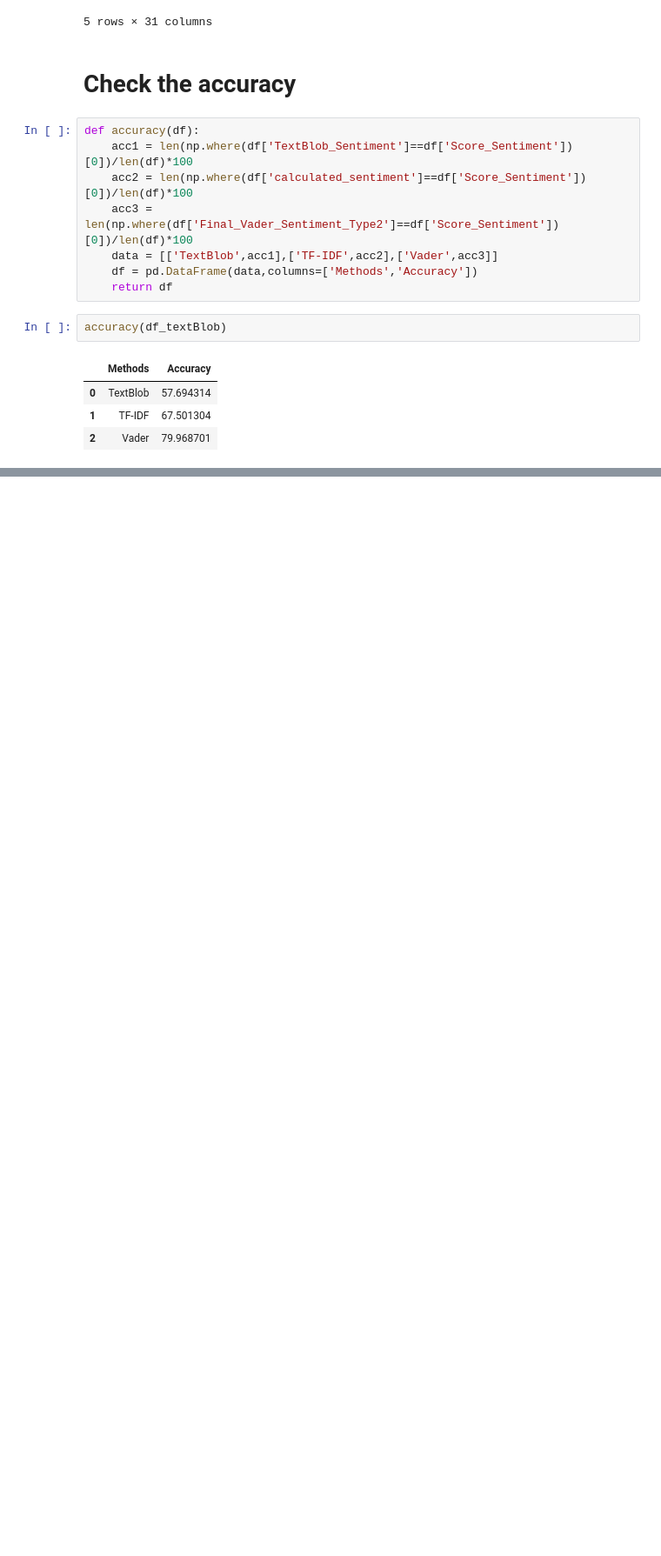
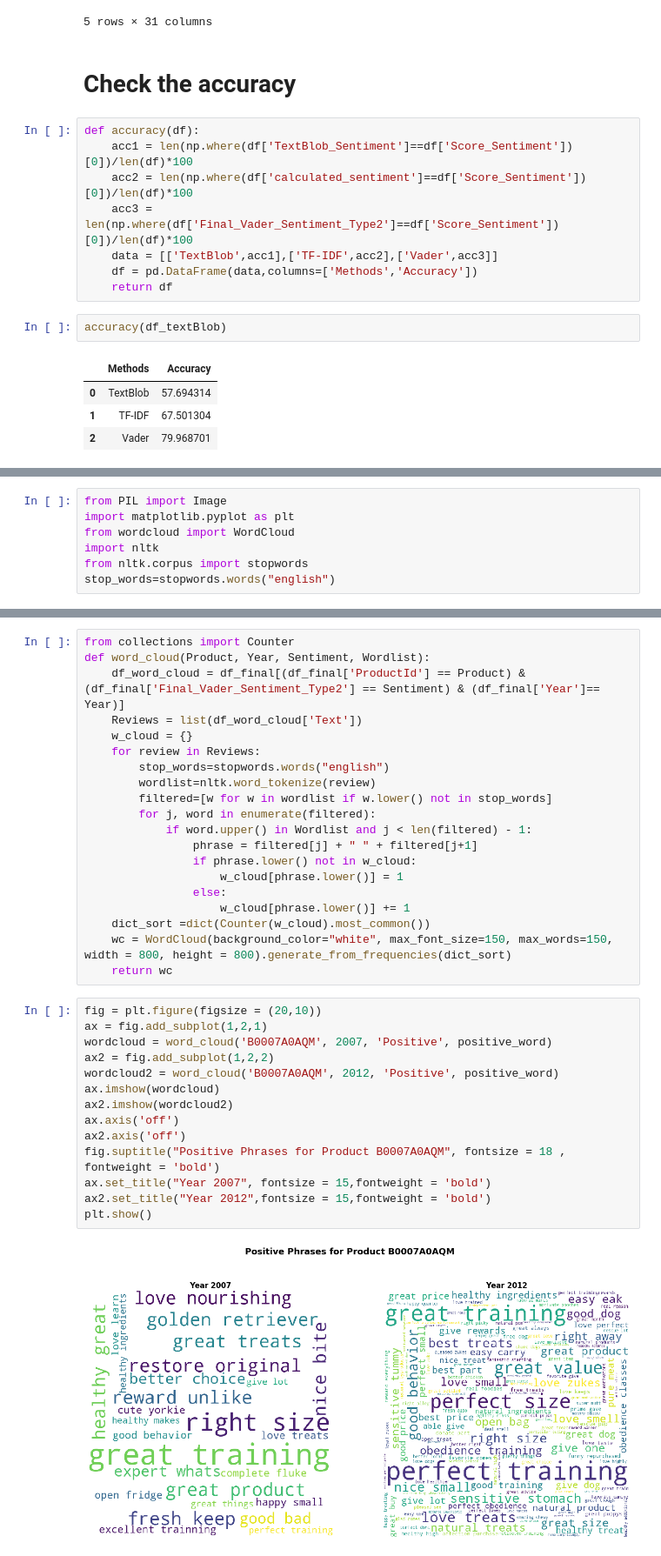
Before and after one commit to vibhutivadje/Text_Mining_Project, a Jupyter notebook: AmazonfoodReview_Analysis.ipynb, the cells around one changed output, grey strips where cells are left out. Shown at 87% size. Saved outputs shown, nothing was run; the diff lists cells and outputs as text; blank space fills up the shorter version.

Commit message:
Adding word cloud code

```diff
--- a/AmazonfoodReview_Analysis.ipynb
+++ b/AmazonfoodReview_Analysis.ipynb
@@ -706,0 +714,7 @@ accuracy(df_textBlob)
+# %%
+from PIL import Image
+import matplotlib.pyplot as plt
+from wordcloud import WordCloud
+import nltk
+from nltk.corpus import stopwords
+stop_words=stopwords.words("english")
@@ -706,0 +735,36 @@ accuracy(df_textBlob)
+# %%
+from collections import Counter
+def word_cloud(Product, Year, Sentiment, Wordlist):
+    df_word_cloud = df_final[(df_final['ProductId'] == Product) & (df_final['Final_Vader_Sentiment_Type2'] == Sentiment) & (df_final['Year']== Year)]
+    Reviews = list(df_word_cloud['Text'])
+    w_cloud = {}
+    for review in Reviews:
+        stop_words=stopwords.words("english")
+        wordlist=nltk.word_tokenize(review)
+        filtered=[w for w in wordlist if w.lower() not in stop_words]
+        for j, word in enumerate(filtered):
+            if word.upper() in Wordlist and j < len(filtered) - 1:
+                phrase = filtered[j] + " " + filtered[j+1]
+                if phrase.lower() not in w_cloud:
+                    w_cloud[phrase.lower()] = 1
+                else:
+                    w_cloud[phrase.lower()] += 1
+    dict_sort =dict(Counter(w_cloud).most_common())
+    wc = WordCloud(background_color="white", max_font_size=150, max_words=150, width = 800, height = 800).generate_from_frequencies(dict_sort)
+    return wc
+# %%
+fig = plt.figure(figsize = (20,10))
+ax = fig.add_subplot(1,2,1)
+wordcloud = word_cloud('B0007A0AQM', 2007, 'Positive', positive_word)
+ax2 = fig.add_subplot(1,2,2)
+wordcloud2 = word_cloud('B0007A0AQM', 2012, 'Positive', positive_word)
+ax.imshow(wordcloud)
+ax2.imshow(wordcloud2)
+ax.axis('off')
+ax2.axis('off')
+fig.suptitle("Positive Phrases for Product B0007A0AQM", fontsize = 18 , fontweight = 'bold')
+ax.set_title("Year 2007", fontsize = 15,fontweight = 'bold')
+ax2.set_title("Year 2012",fontsize = 15,fontweight = 'bold')
+plt.show()
+# %% [output]
+[figure, added]
```
Also changed, not shown: parts of 7 cells of this notebook.
